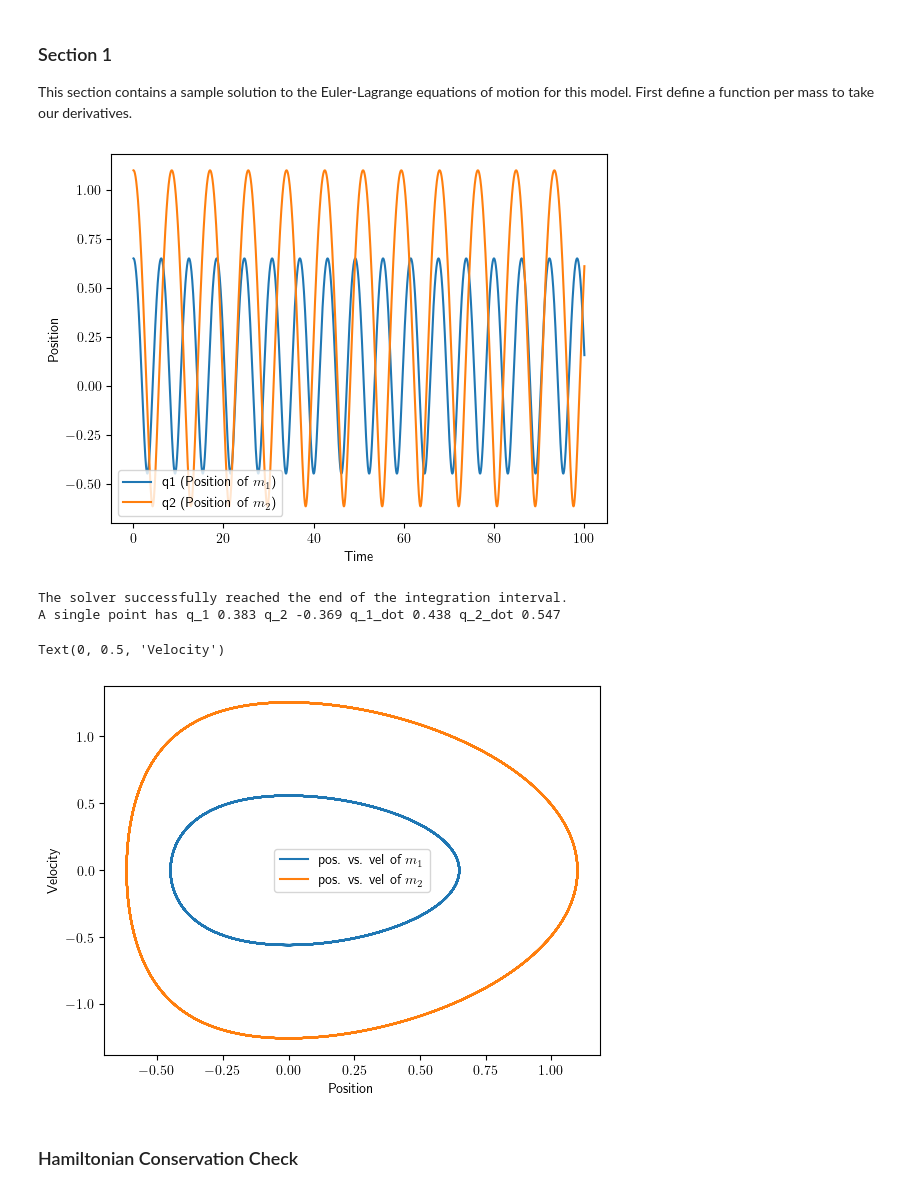
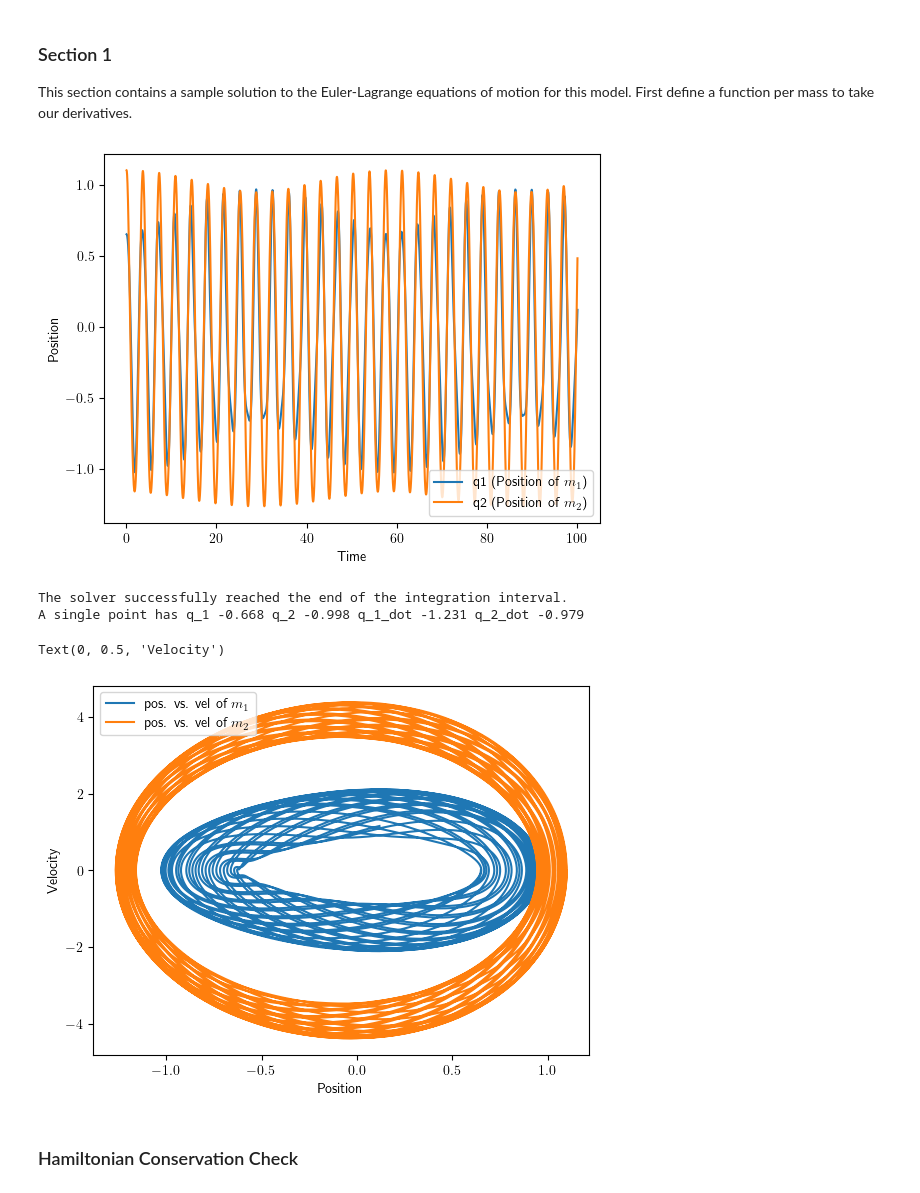
Before and after one commit to levgru/phys111_gruber_schofield, a Jupyter notebook: main.ipynb, the cells around one changed output. Drawn from its saved outputs; the diff is of its cells as text; code cells hidden in the pictures.

```diff
--- a/main.ipynb
+++ b/main.ipynb
@@ -25,7 +25,7 @@ plt.rcParams['text.usetex'] = True
 m_1 = 1
 m_2 = 2
 e_1 = 10
-e_2 = 0
+e_2 = 10
 e_3 = 10
 a = 0.1
 l = 1
@@ -33,7 +33,6 @@ l = 1
 c_1 = (e_1 * a * l) / 3
 c_2 = (e_2 * a * l) / 3
 c_3 = (e_3 * a * l) / 3
-
 
 def deriv(t, q):
     '''
@@ -50,12 +49,16 @@ def deriv(t, q):
     q_1_dot = v_1
     q_2_dot = v_2
 
-    v_1_dot = (1)/(m_1 * l**2) * (c_1 * ( -(1+q_1) + 1/(1+q_1)**2) + c_2 * ( (1 + q_2 - q_1) - 1 / (1 + q_2 - q_1)**2 ))
-    v_2_dot = (1)/(m_2 * l**2) * (c_3 * ( -(1+q_2) + 1/(1+q_2)**2) - c_2 * ( (1 + q_2 - q_1) + 1 / (1 + q_2 - q_1)**2 ))
+    # test w/ non-linear springs
+    k_1 = 5
+    k_2 = 5
+    k_3 = 5
+    e_1 = 1
+    e_2 = 1
+    e_3 = 1
 
-    # test w/ linear springs
-    #v_1_dot = -2*(c_1 / m_1) * q_1 + (c_2 / m_1) * q_2
-    #v_2_dot = (c_1 / m_2) * q_1 - 2*(c_2 / m_2) * q_2
+    v_1_dot = 1/m_1 * (-k_1 * q_1 -  e_1 * q_1 ** 2 + k_2 * (q_2 - q_1) + e_2 * (q_2 - q_1)**2)
+    v_2_dot = 1/m_2 * (-k_3 * q_2 - e_3 * q_2**2 - k_2 * (q_2 - q_1) - e_2 * (q_2 - q_1) **2 )
 
     return [q_1_dot, q_2_dot, v_1_dot, v_2_dot]
 # %% [markdown]
@@ -64,29 +67,34 @@ This section contains a sample solution to the Euler-Lagrange equations of motio
 # %%
 # Instantiate initial conditions
 y0 = [0.65, 1.1, 0, 0]
 
 # Instantiate time span
 t_start = 0.1
 t_end = 100
 t = np.linspace(t_start, t_end, 10000)
 
 # Solve the system using solve_ivp
 result = solve_ivp(deriv, [t_start, t_end], y0, t_eval=t, method='LSODA', rtol=1e-6, atol=1e-8)
 
 # Check if the integration was successful
 plt.plot(result.t, result.y[0], label=r'q1 (Position of $m_1$)')
 plt.plot(result.t, result.y[1], label=r'q2 (Position of $m_2$)')
 plt.xlabel('Time')
 plt.ylabel('Position')
 plt.legend()
 plt.show()
 # for troubleshooting
 print(result.message)
 print('A single point has q_1', round(result.y[0][500],3), 'q_2', round(result.y[1][500],3), 'q_1_dot', round(result.y[2][500],3), 'q_2_dot', round(result.y[3][500],3))
+
+for i, q1_res in enumerate(result.y[0]):
+    q2_res = result.y[1][i]
+    if abs(q2_res - q1_res) > 1:
+        print("This system became non-physical at:", result.t[i])
 # %% [output]
-[figure, old version]
+[figure, new version]
 The solver successfully reached the end of the integration interval.
-A single point has q_1 0.383 q_2 -0.369 q_1_dot 0.438 q_2_dot 0.547
+A single point has q_1 -0.668 q_2 -0.998 q_1_dot -1.231 q_2_dot -0.979
 # %%
 plt.plot(result.y[0], m_1 * result.y[2], label=r'pos. vs. vel of $m_1$')
 plt.plot(result.y[1], m_2 * result.y[3], label=r'pos. vs. vel of $m_2$')
@@ -95,7 +103,7 @@ plt.xlabel('Position')
 plt.ylabel('Velocity')
 # %% [output]
 Text(0, 0.5, 'Velocity')
-[figure, old version]
+[figure, new version]
 # %% [markdown]
 ### Hamiltonian Conservation Check
 # %%
```
Also changed, not shown: parts of 2 cells of this notebook.
